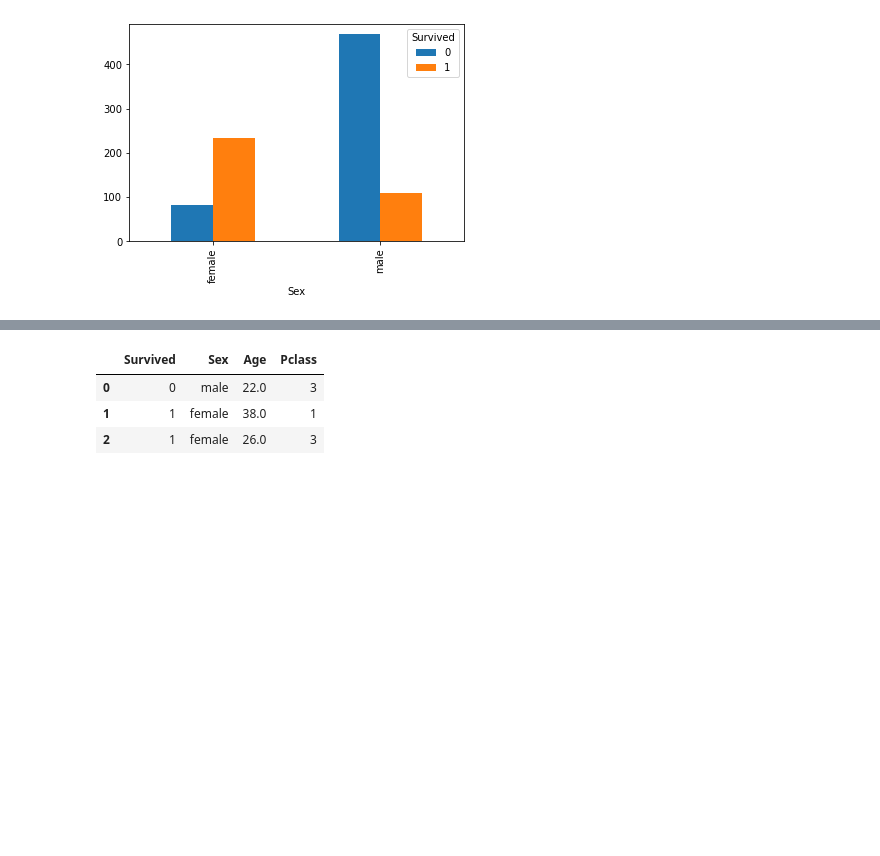
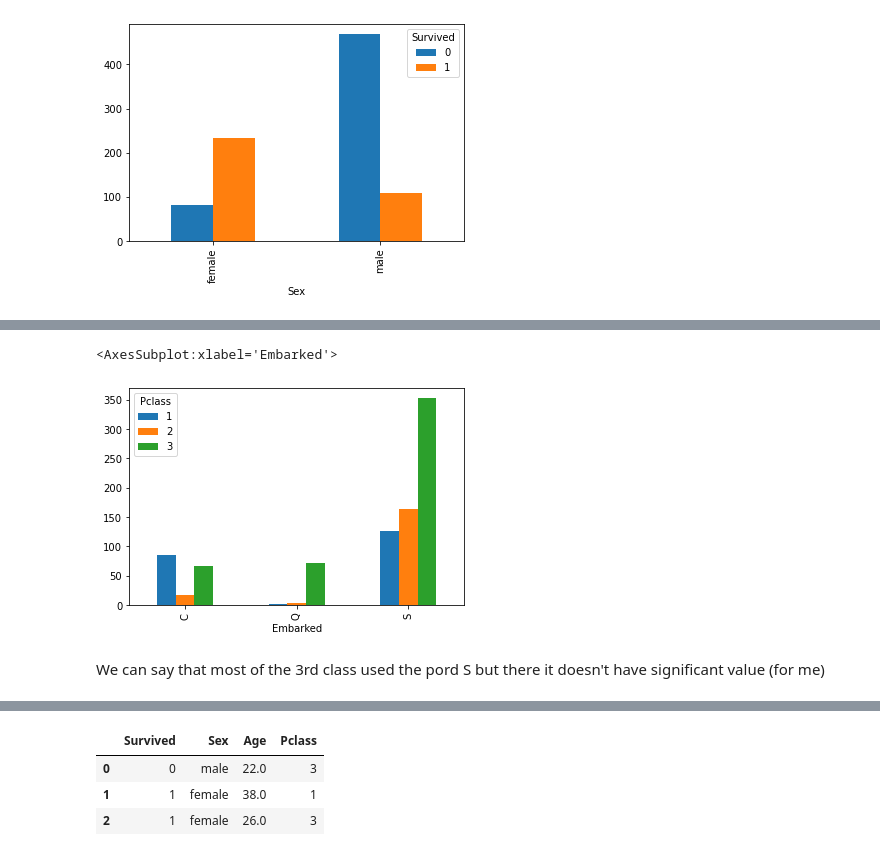
Before and after one commit to keijiart/EDA_Titanic, a Jupyter notebook: EDA_Titanic.ipynb, the cells around one changed output, grey strips where cells are left out. Cells and saved outputs as stored; diff of their text form; code cells hidden in the pictures; blank space fills up the shorter version.

```diff
--- a/EDA_Titanic.ipynb
+++ b/EDA_Titanic.ipynb
@@ -120,0 +138,7 @@ plt.show()
+# %%
+train.groupby(['Pclass', 'Embarked']).count()['PassengerId'].unstack(level=0).plot.bar()
+# %% [output]
+<AxesSubplot:xlabel='Embarked'>
+[figure, added]
+# %% [markdown]
+We can say that most of the 3rd class used the pord S but there it doesn't have significant value (for me)
```
Also changed, not shown: parts of 24 cells of this notebook, 2 other files.
